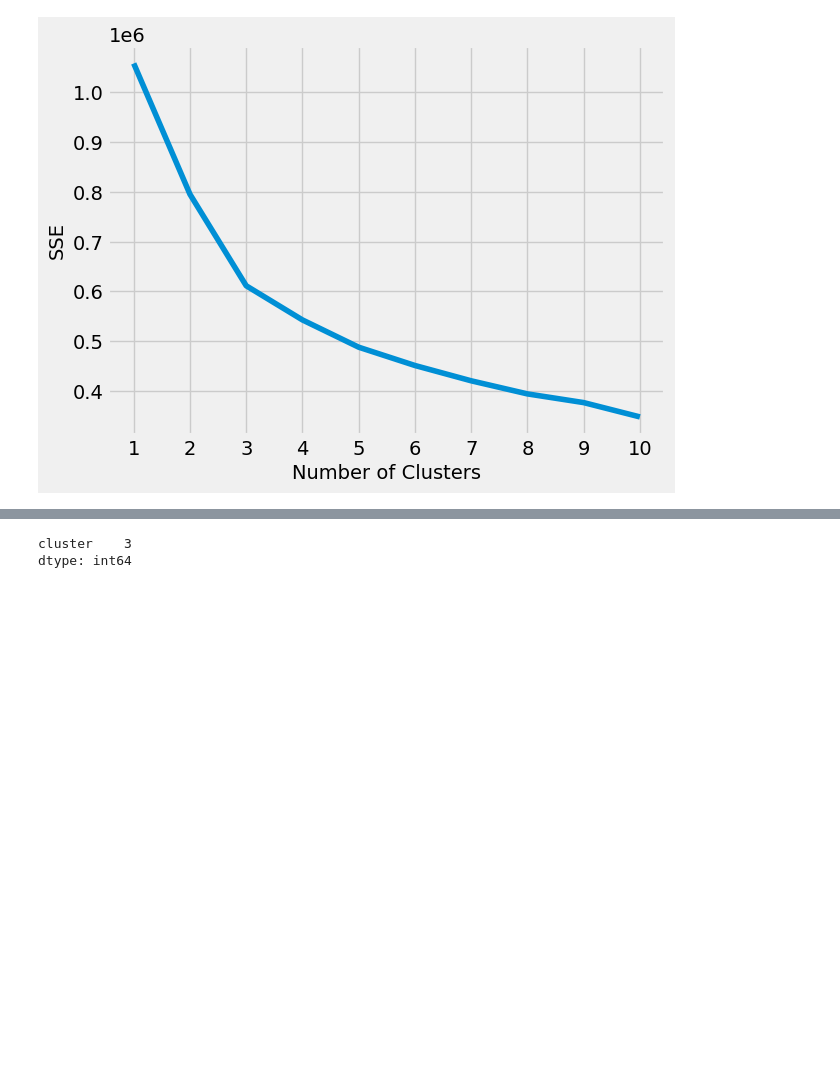
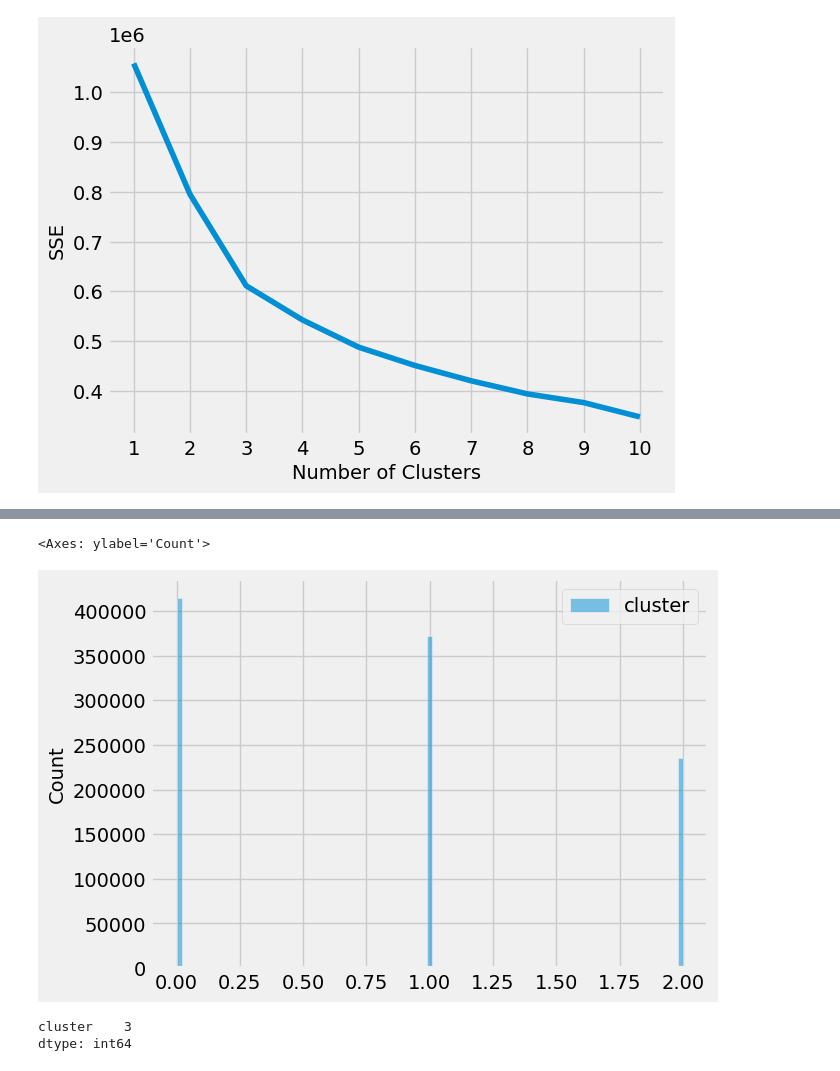
Before and after one commit to andvsilva/sentiment-analysis-deep-learning, a Jupyter notebook: notebooks/clustering.ipynb, the cells around one changed output, grey strips where cells are left out. Cells and saved outputs as stored; diff of their text form; code cells hidden in the pictures; blank space fills up the shorter version.

Commit message:
add kmeans - clustering the features

```diff
--- a/notebooks/clustering.ipynb
+++ b/notebooks/clustering.ipynb
@@ -583,15 +557,15 @@ plt.show()
 # %% [output]
 [figure]
 # %%
+X = df_covid.drop("ALIVE_OR_DIED", axis=1)
+
 # Convert DataFrame to matrix
-cmatrix = df_covid.values
+#cmatrix = df_covid.values
 # Using sklearn
 kmeans = KMeans(n_clusters=3, random_state=0)
-kmeans.fit(cmatrix)
+kmeans.fit(X) # cmatrix
 # Get cluster assignment labels
 labels = kmeans.labels_
 # Format results as a DataFrame
 results = pd.DataFrame(data=labels, columns=['cluster'], index=df_covid.index)
-results
-
-###>>> STOP HERE - https://scikit-learn.org/stable/auto_examples/cluster/plot_inductive_clustering.html#sphx-glr-auto-examples-cluster-plot-inductive-clustering-py
+X['cluster'] = results['cluster']
@@ -612,3 +594,8 @@ results
+# %%
+sns.histplot(data=results)
+# %% [output]
+<Axes: ylabel='Count'>
+[figure, added]
 # %%
 results.nunique()
 # %% [output]
```
Also changed, not shown: parts of 40 cells of this notebook.
